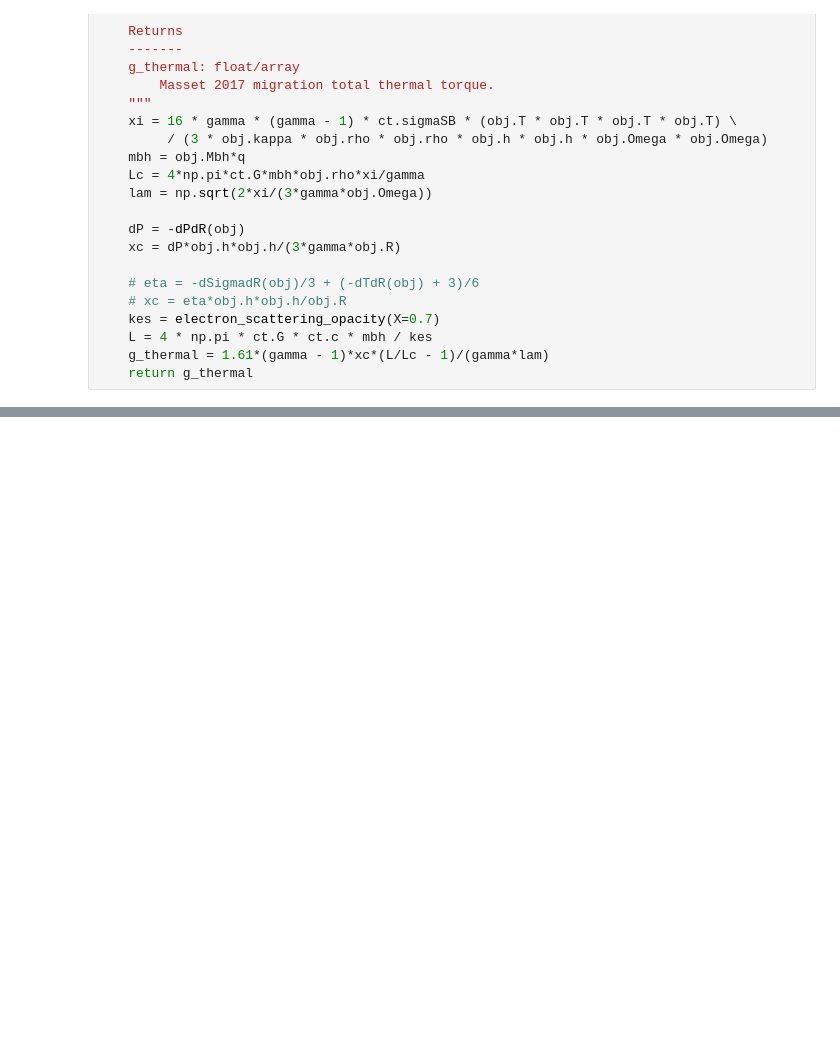
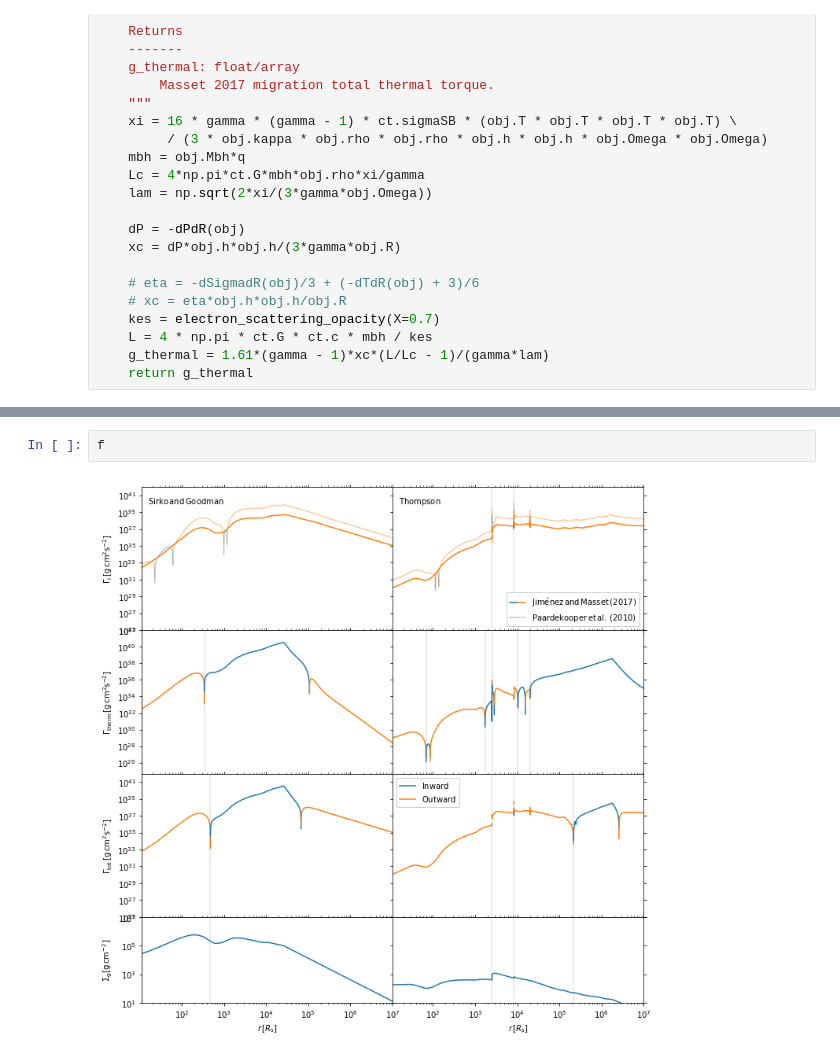
Before and after one commit to DariaGangardt/pAGN, a Jupyter notebook: utils/examples.ipynb, the cells around one changed output, grey strips where cells are left out. Cells and saved outputs as stored; diff of their text form; blank space fills up the shorter version.

```diff
--- a/utils/examples.ipynb
+++ b/utils/examples.ipynb
@@ -618,0 +1063,4 @@ f.align_ylabels()
+# %%
+f
+# %% [output]
+[figure, added]
```
Also changed, not shown: parts of 22 cells of this notebook, 4 other files.
